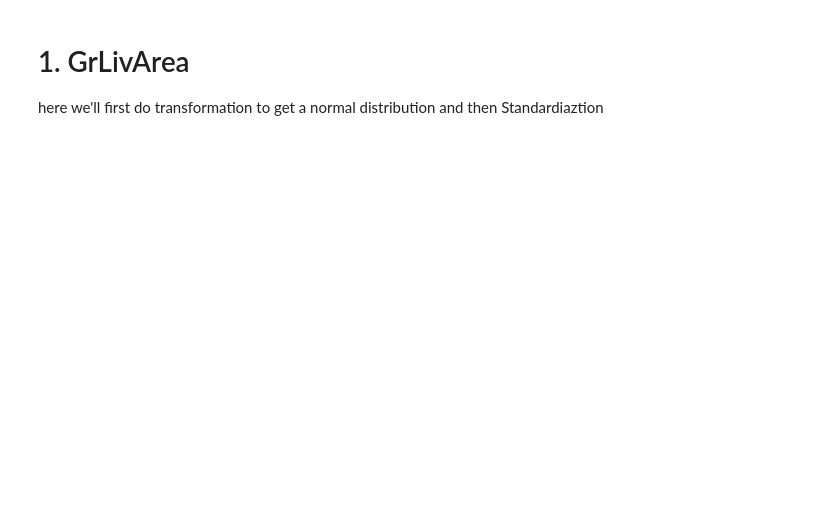
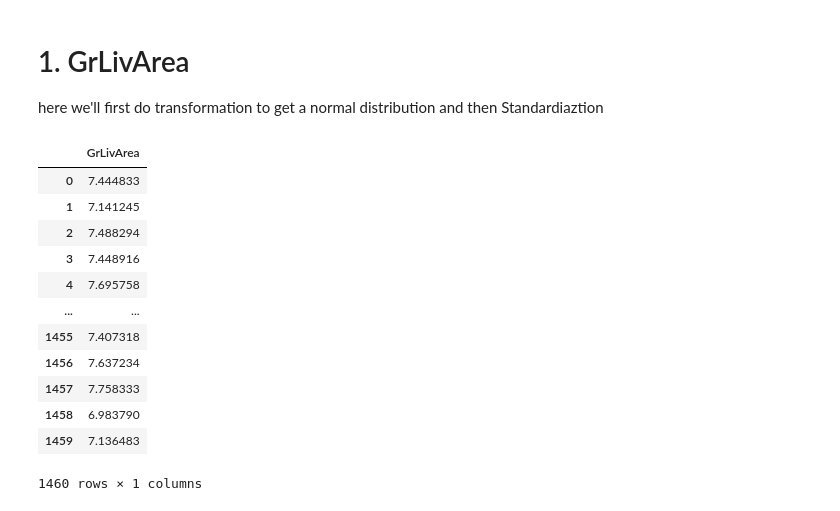
Before and after one commit to Shrikantlala24/Machine-learning, a Jupyter notebook: House_price_FE.ipynb, the cells around one changed output. Drawn from its saved outputs; the diff is of its cells as text; code cells hidden in the pictures; blank space fills up the shorter version.

```diff
--- a/House_price_FE.ipynb
+++ b/House_price_FE.ipynb
@@ -391,3 +391,22 @@ from sklearn.impute import SimpleImputer
 # %% [markdown]
 # 1. GrLivArea
 here we'll first do transformation to get a normal distribution and then Standardiaztion
+# %%
+# df_train['age_at_sale']
+ft = FunctionTransformer(func = np.log1p)
+gr = ft.fit_transform(df_train[['GrLivArea']])
+gr
+# %% [output]
+|  | GrLivArea |
+| 0 | 7.444833 |
+| 1 | 7.141245 |
+| 2 | 7.488294 |
+| 3 | 7.448916 |
+| 4 | 7.695758 |
+| ... | ... |
+| 1455 | 7.407318 |
+| 1456 | 7.637234 |
+| 1457 | 7.758333 |
+| 1458 | 6.983790 |
+| 1459 | 7.136483 |
+1460 rows × 1 columns
```
Also changed, not shown: parts of 2 cells of this notebook.
